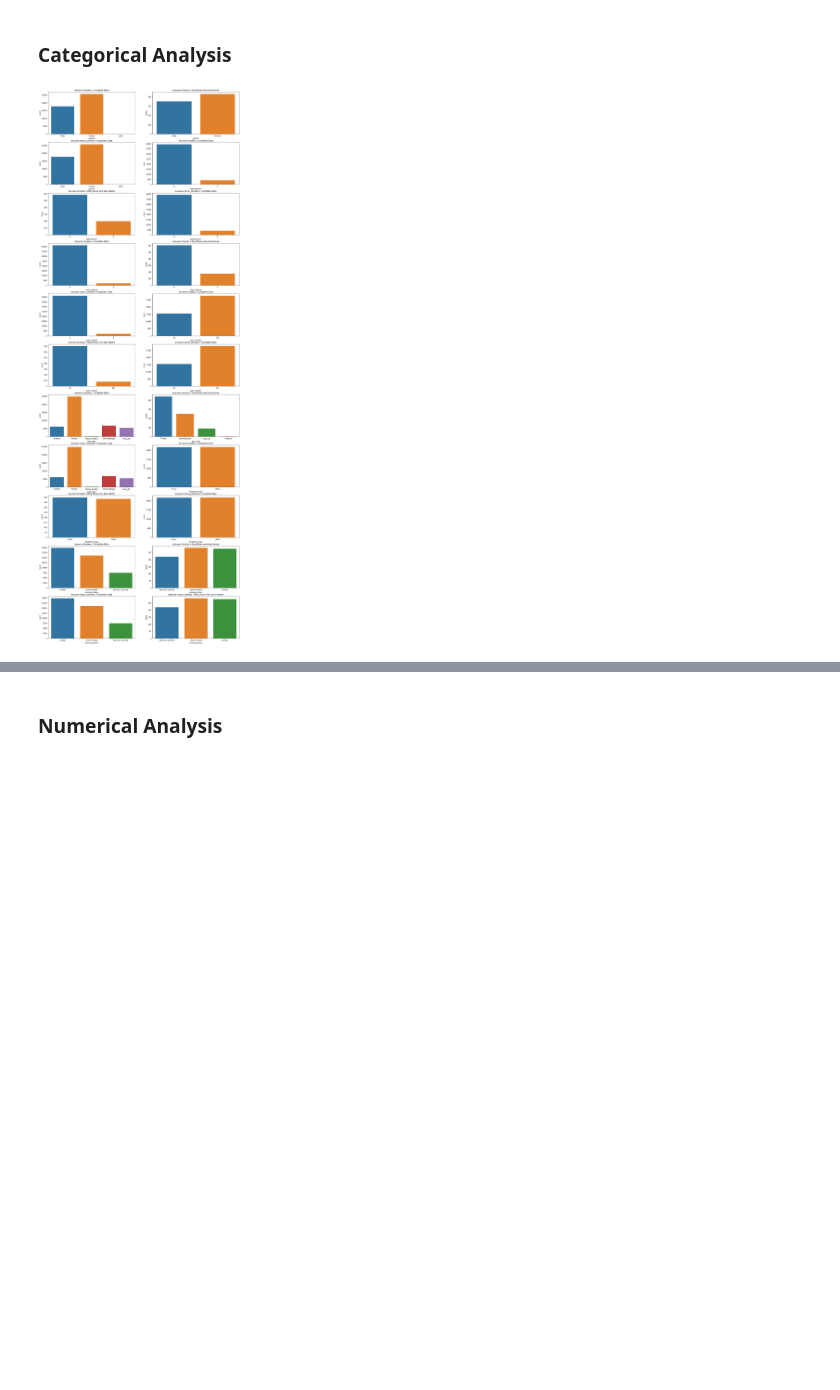
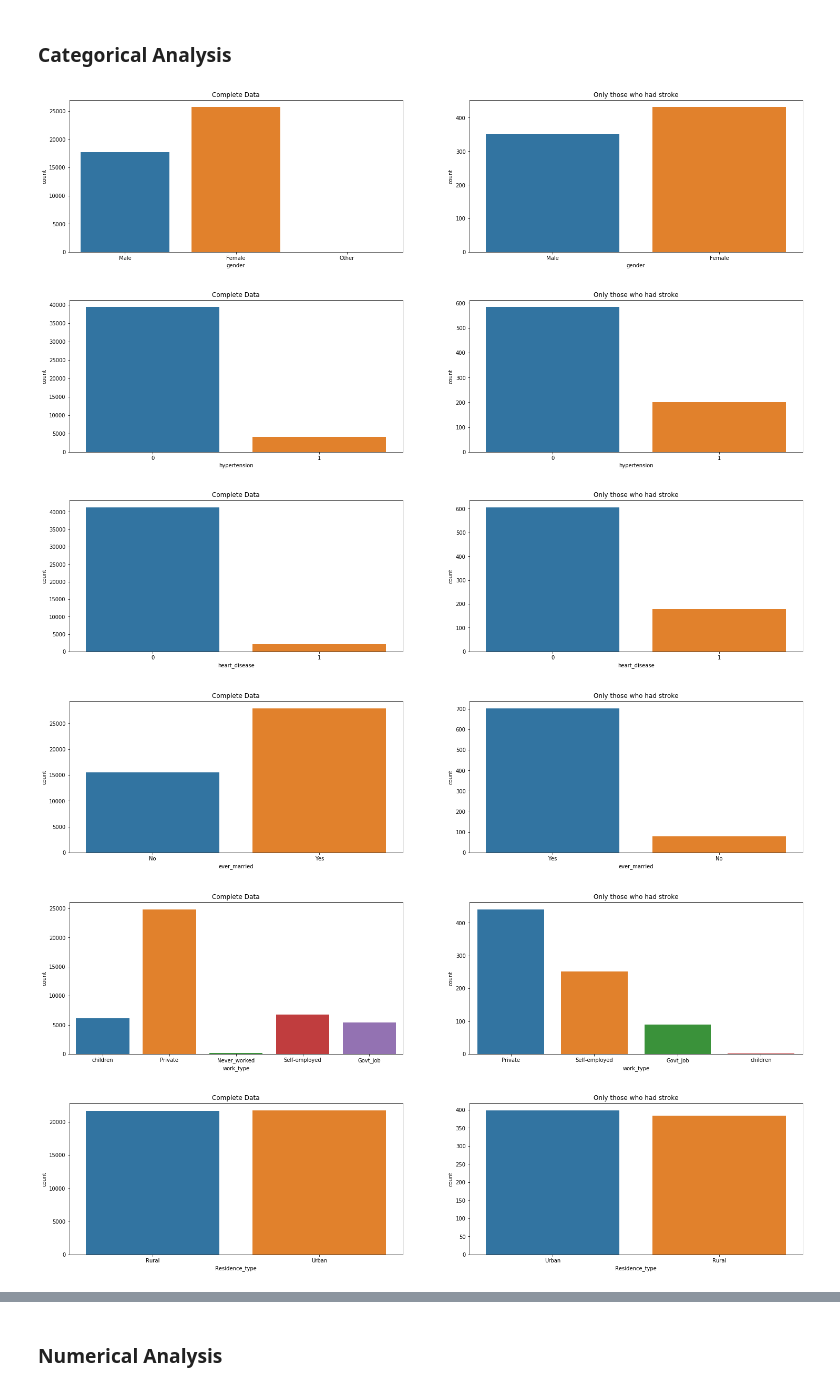
Before and after one commit to TylerTompa/UNCC_Project_3, a Jupyter notebook: healthcare-data/Jupyter/Training_Data.ipynb, the cells around one changed output, grey strips where cells are left out. Drawn from its saved outputs; the diff is of its cells as text; code cells hidden in the pictures; blank space fills up the shorter version.

Commit message:
work on categorical bar plots; plot assume nan -> smokes / nan -> never smoked

```diff
--- a/healthcare-data/Jupyter/Training_Data.ipynb
+++ b/healthcare-data/Jupyter/Training_Data.ipynb
@@ -136,8 +139,10 @@ stroke_data_clean_assume_smokes = stroke_data_clean_assume_never_smoked = stroke
 
 # Fill NaN values in the "smoking_status" column with either "smoked" or "never_smoked,"
 # based on our aforementioned assumptions.
-stroke_data_clean_assume_smokes.fillna("smokes", inplace=True)
-stroke_data_clean_assume_never_smoked.fillna("never_smoked", inplace=True)
+# stroke_data_clean_assume_smokes.fillna("smokes", inplace=True)
+# stroke_data_clean_assume_never_smoked.fillna("never smoked", inplace=True)
+stroke_data_clean_assume_smokes = stroke_data_clean_assume_smokes.fillna("smokes")
+stroke_data_clean_assume_never_smoked = stroke_data_clean_assume_never_smoked.fillna("never smoked")
 
 # cleaned_stroke_data_assume_smokes = cleaned_stroke_data["smoking_status"].fillna(value="smokes", inplace=True)
 # cleaned_stroke_data_assume_never_smoked = cleaned_stroke_data["smoking_status"].fillna(value="never_smoked", inplace=True)
@@ -270,46 +285,68 @@ possible_numerical_features = ["age",
 ### Categorical Analysis
 # %%
 # Define a subplot so we can see each plot after data-cleansing compared to the original dataset
-plt.subplots(figsize=(20,75))
+# plt.subplots(figsize=(20,80))
 
 # Define an iterator to place each sublplot in the right place
 i = 1
 
 # Define dataframes of filtered data
+stroke_data_clean_stroke_true = stroke_data_clean[stroke_data_clean["stroke"] == 1]
 stroke_data_clean_assume_smokes_stroke_true = stroke_data_clean_assume_smokes[stroke_data_clean_assume_smokes["stroke"] == 1]
 stroke_data_clean_assume_never_smoked_stroke_true = stroke_data_clean_assume_never_smoked[stroke_data_clean_assume_never_smoked["stroke"] == 1]
 
 for possible_feature in possible_categorical_features:
 
-    plt.subplot(14,2,i)
-    sns.countplot(possible_feature, data=stroke_data_clean_assume_smokes)
-    plt.title("Assume Smokes / Complete Data")
+    plt.figure(figsize=(25,50))
 
-    plt.subplot(14,2,i+1)
-    sns.countplot(possible_feature, data=stroke_data_clean_assume_smokes_stroke_true)
-    plt.title("Assume Smokes / Only those who had stroke")
+    if possible_feature != "smoking_status":
+        plt.subplot(8,2,i)
+        sns.countplot(possible_feature, data=stroke_data_clean)
+        plt.title("Complete Data")
 
-    plt.subplot(14,2,i+2)
-    sns.countplot(possible_feature, data=stroke_data_clean_assume_never_smoked)
-    plt.title("Assume never_smokes / Complete Data")
+        plt.subplot(8,2,i+1)
+        sns.countplot(possible_feature, data=stroke_data_clean_stroke_true)
+        plt.title("Only those who had stroke")
 
-    plt.subplot(14,2,i+3)
-    sns.countplot(possible_feature, data=stroke_data_clean_assume_never_smoked_stroke_true)
-    plt.title("Assume never_smokes / Only those who had a stroke")
+    else:
+        plt.subplot(8,2,13)
+        sns.countplot(possible_feature, data=stroke_data_clean_assume_smokes)
+        plt.title("Complete Data (Assume NaN -> smokes)")
+
+        plt.subplot(8,2,14)
+        sns.countplot(possible_feature, data=stroke_data_clean_assume_smokes_stroke_true)
+        plt.title("Only those who had a stroke (Assume NaN -> smokes)")
+
+        plt.subplot(8,2,15)
+        sns.countplot(possible_feature, data=stroke_data_clean_assume_never_smoked)
+        plt.title("Complete Data (Assume NaN -> never smoked)")
+
+        plt.subplot(8,2,16)
+        sns.countplot(possible_feature, data=stroke_data_clean_assume_never_smoked_stroke_true)
+        plt.title("Only those who had a stroke (Assume NaN -> never smoked)")
+
+        plt.show()
+
+#     plt.show()
 
     # This plot is comprised of 3 rows and two columns.
     # When placing each subplot we must specify it's position on the full plot.
     # We place each subplot with the syntax ("row", "column", "position").
     # The first subplot (position 1) falls in the first column of the first row.
     # The next subplot (position 2) falls in the next column of the first row.
     # The next subplot (position 3) falls in the first column of the second row.
     # This pattern continues.
     # We have two columnns,
     # so the graph showing the data after data-cleansing will be in the first column (odd-numberd position),
     # and the graph showing the data from the original dataset will be in the second column (even-numbered position).
     # We then place graphs after data-cleansing with the syntax (2, 3, i),
     # and we place graphs showing original data with the syntax (2, 3, i+1).
-    # We therefore increment our iterator by 2 to preserve its parity.
-    i += 3
+#     We therefore increment our iterator by 2 to preserve its parity.
+#     i += 2
 # %% [output]
-[figure, old version]
+[figure, new version]
+[figure, added]
+[figure, added]
+[figure, added]
+[figure, added]
+[figure, added]
```
Also changed, not shown: parts of 25 cells of this notebook.
